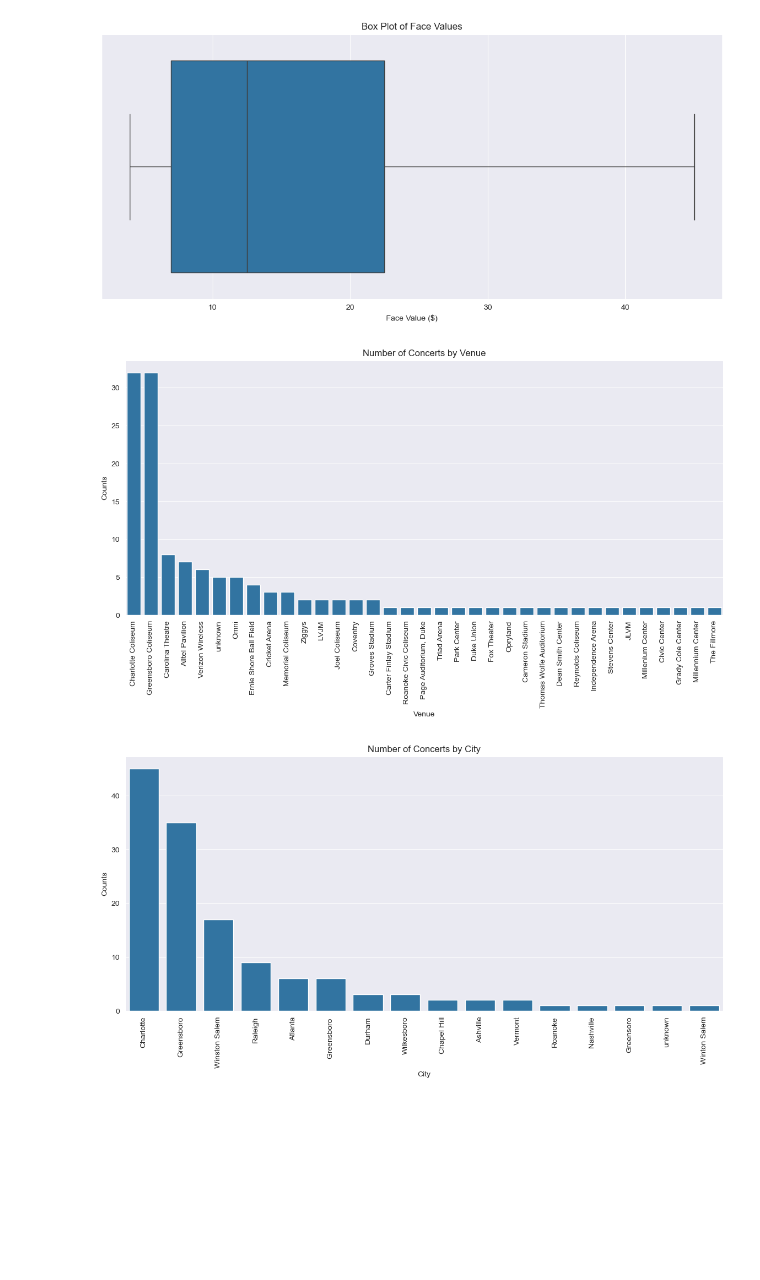
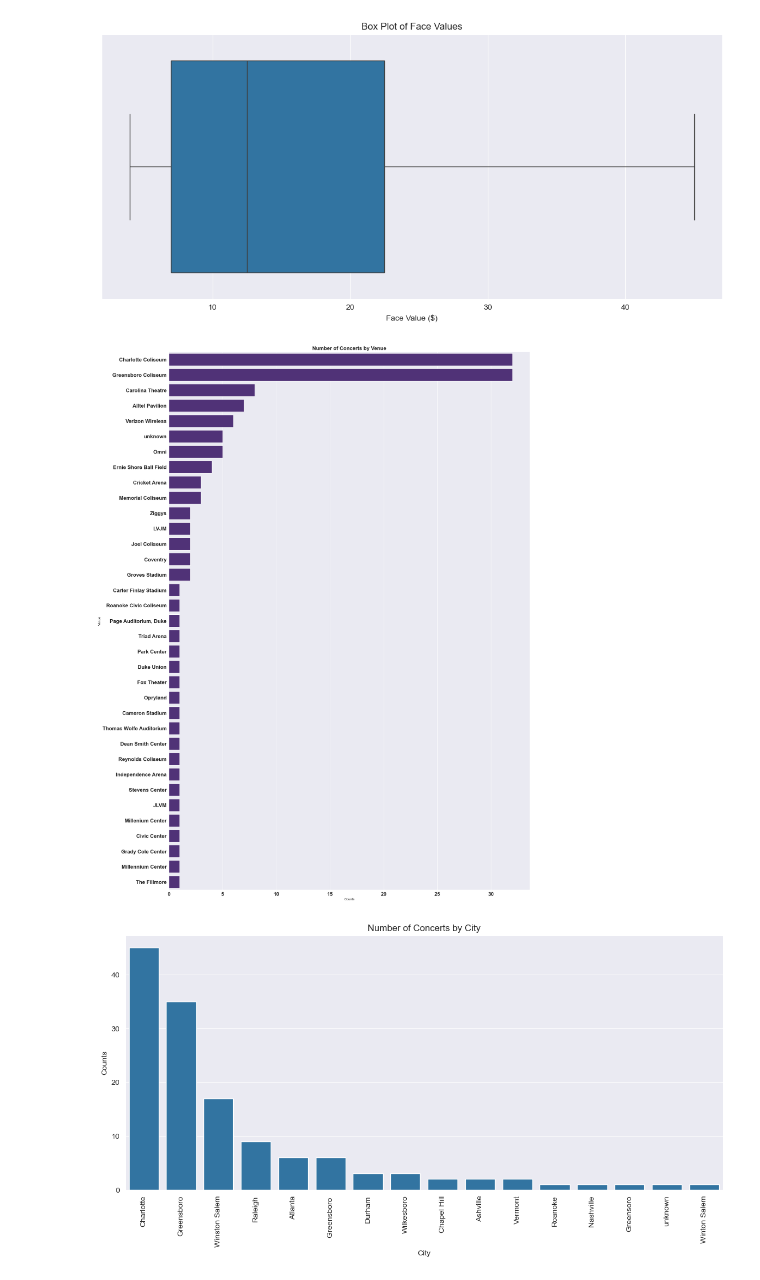
Before and after one commit to RTSRLLC/codewars, a Jupyter notebook: hayf/update_hayf.ipynb, the cells around one changed output. Cells and saved outputs as stored; diff of their text form; code cells hidden in the pictures; blank space fills up the shorter version.

```diff
--- a/hayf/update_hayf.ipynb
+++ b/hayf/update_hayf.ipynb
@@ -64,16 +70,20 @@ plt.show()
 # %% [output]
 [figure]
 # %%
-plt.figure(figsize=(14, 6))
+
+plt.figure(figsize=(20,30))  # Adjust figure size to accommodate all venues
 venue_counts = df_updated['venue'].value_counts().reset_index()
 venue_counts.columns = ['Venue', 'Counts']
 venue_counts = venue_counts.sort_values('Counts', ascending=False)
-sns.barplot(data=venue_counts, x='Venue', y='Counts')
-plt.title('Number of Concerts by Venue')
-plt.xticks(rotation=90)  # Rotate x-labels for better readability
+sns.barplot(data=venue_counts, y='Venue', x='Counts', color='#4F2683')  # Minnesota Vikings purple color
+plt.title('Number of Concerts by Venue', fontweight='bold', fontsize=16)
+plt.yticks(weight='bold')  # Make venue names bold
+plt.yticks(fontweight='bold',fontsize=16)  # Make venue names bold
+plt.xticks(fontweight='bold', fontsize=16)  # Make x-axis labels bold and larger
+
 plt.show()
 # %% [output]
-[figure, old version]
+[figure, new version]
 # %%
 plt.figure(figsize=(14, 6))
 city_counts = df_updated['city'].value_counts().reset_index()
```
Also changed, not shown: parts of 2 cells of this notebook, 1 other file.
